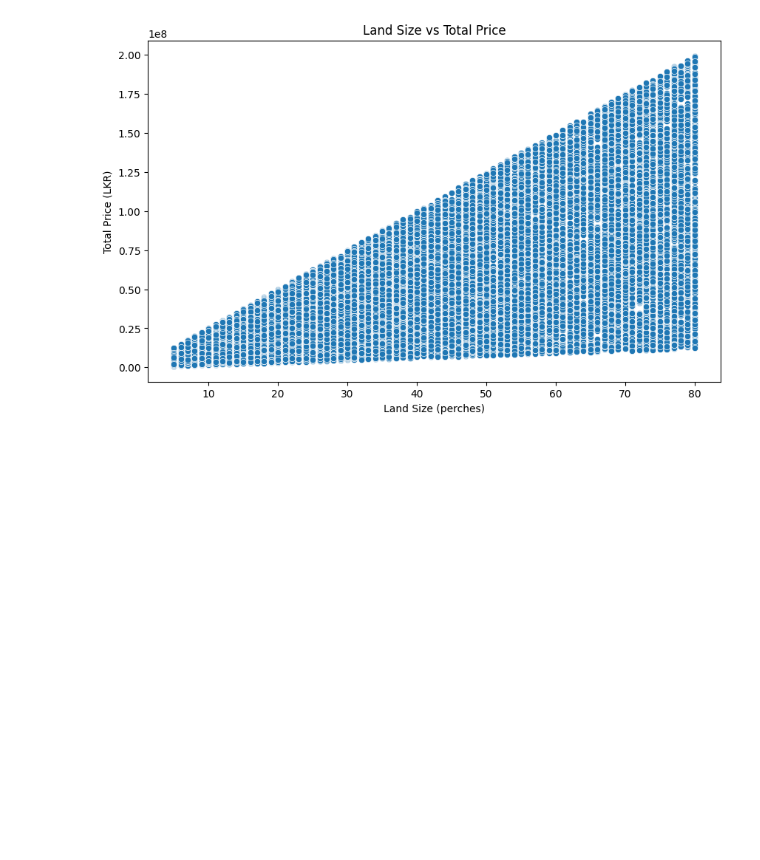
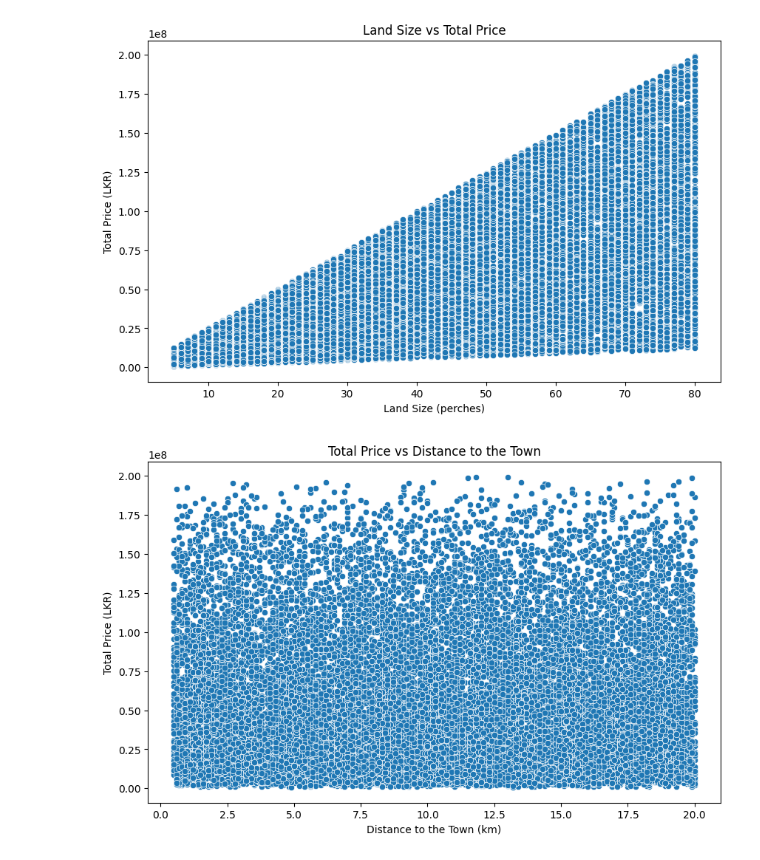
Before and after one commit to DhaneeraDulvanya/Sri-Lankan-Land-Price-Prediction-and-Real-Estate-Market-Analysis-System, a Jupyter notebook: notebooks/01_data_understandings.ipynb, the cells around one changed output. Drawn from its saved outputs; the diff is of its cells as text; code cells hidden in the pictures; blank space fills up the shorter version.

Commit message:
draw a scatter plot to total price vs distance to the town

```diff
--- a/notebooks/01_data_understandings.ipynb
+++ b/notebooks/01_data_understandings.ipynb
@@ -191,3 +191,13 @@ plt.ylabel('Total Price (LKR)')
 plt.show()
 # %% [output]
 [figure]
+# %%
+# total price vs distance to the town
+plt.figure(figsize=(10, 6))
+sns.scatterplot(x='Distance_To_Town_km', y='Total_Price', data=df)
+plt.title('Total Price vs Distance to the Town')
+plt.xlabel('Distance to the Town (km)')
+plt.ylabel('Total Price (LKR)')
+plt.show()
+# %% [output]
+[figure, added]
```
